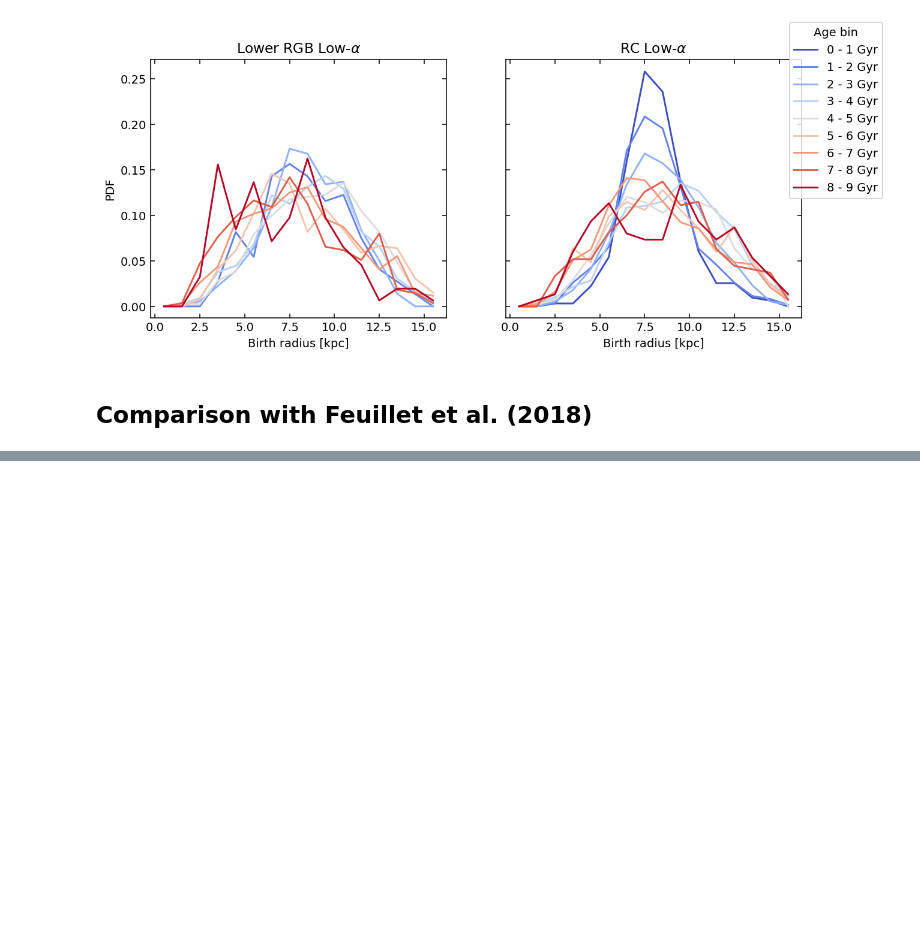
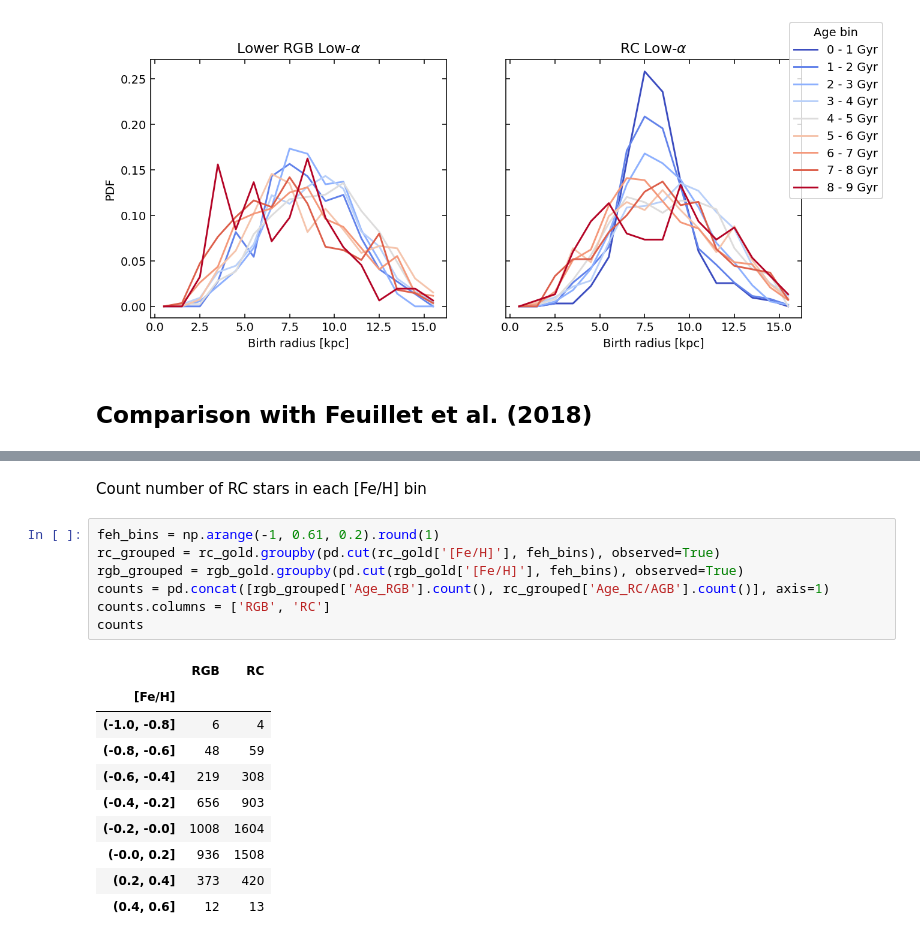
Before and after one commit to lodubay/abeona, a Jupyter notebook: src/scripts/apokasc3_amr.ipynb, the cells around one changed output, grey strips where cells are left out. Drawn from its saved outputs; the diff is of its cells as text; blank space fills up the shorter version.

```diff
--- a/src/scripts/apokasc3_amr.ipynb
+++ b/src/scripts/apokasc3_amr.ipynb
@@ -435 +440,21 @@ f18_age_mh
+# %% [markdown]
+Count number of RC stars in each [Fe/H] bin
+# %%
+feh_bins = np.arange(-1, 0.61, 0.2).round(1)
+rc_grouped = rc_gold.groupby(pd.cut(rc_gold['[Fe/H]'], feh_bins), observed=True)
+rgb_grouped = rgb_gold.groupby(pd.cut(rgb_gold['[Fe/H]'], feh_bins), observed=True)
+counts = pd.concat([rgb_grouped['Age_RGB'].count(), rc_grouped['Age_RC/AGB'].count()], axis=1)
+counts.columns = ['RGB', 'RC']
+counts
+# %% [output]
+|  | RGB | RC |
+| [Fe/H] |  |  |
+| (-1.0, -0.8] | 6 | 4 |
+| (-0.8, -0.6] | 48 | 59 |
+| (-0.6, -0.4] | 219 | 308 |
+| (-0.4, -0.2] | 656 | 903 |
+| (-0.2, -0.0] | 1008 | 1604 |
+| (-0.0, 0.2] | 936 | 1508 |
+| (0.2, 0.4] | 373 | 420 |
+| (0.4, 0.6] | 12 | 13 |
 # %%
```
Also changed, not shown: parts of 4 cells of this notebook.
